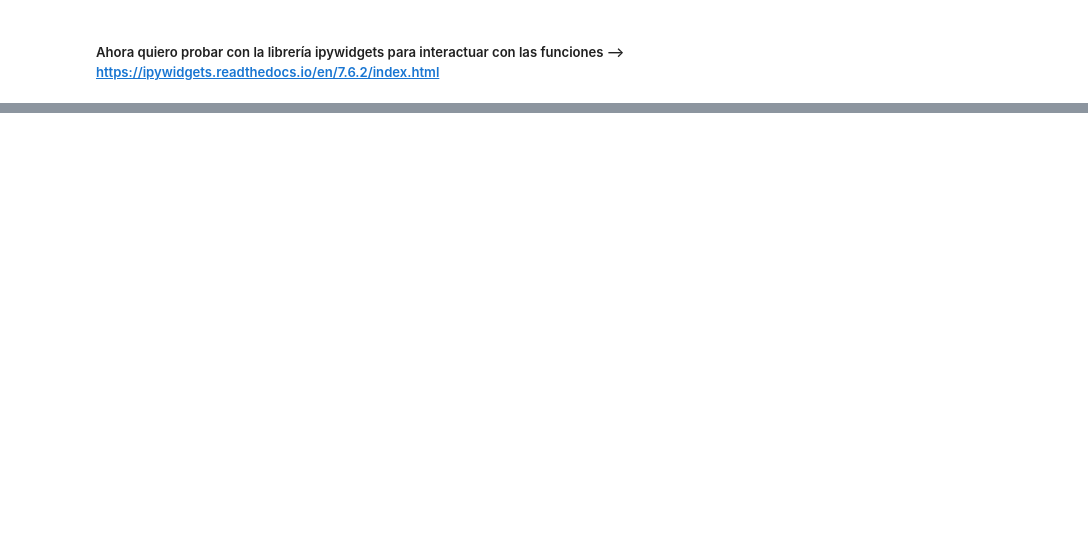
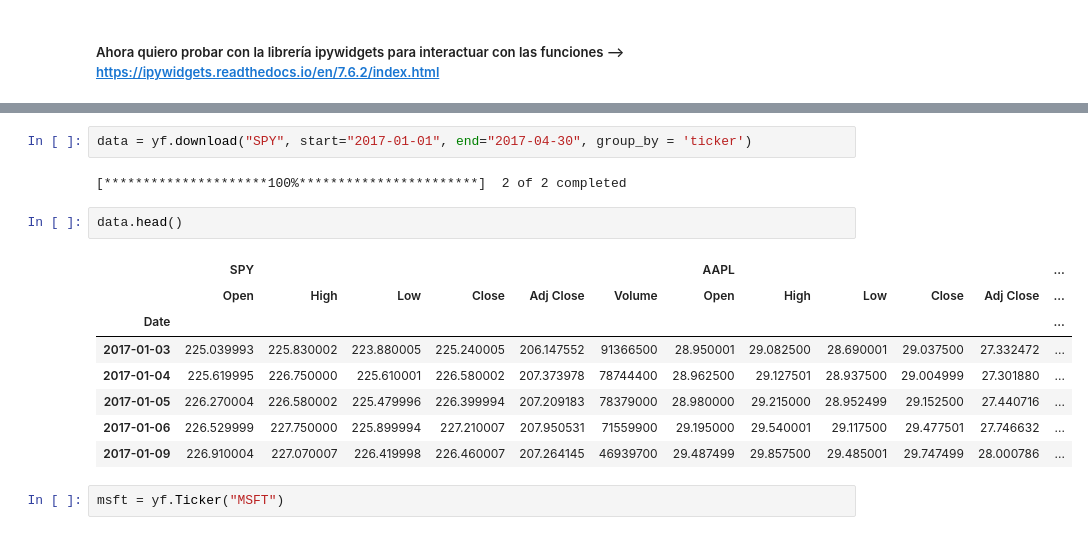
Before and after one commit to dcastf01/financial_app, a Jupyter notebook: notebooks/investing.ipynb, the cells around one changed output, grey strips where cells are left out. Saved outputs shown, nothing was run; the diff lists cells and outputs as text; blank space fills up the shorter version.

```diff
--- a/notebooks/investing.ipynb
+++ b/notebooks/investing.ipynb
@@ -183 +254,18 @@ interactive(children=(Button(description='Run Interact', style=ButtonStyle()), O
 <function __main__.historial(*args)>
+# %%
+data = yf.download("SPY", start="2017-01-01", end="2017-04-30", group_by = 'ticker')
+# %% [output]
+[*********************100%***********************]  2 of 2 completed
+# %%
+data.head()
+# %% [output]
+|  | SPY |  |  |  |  |  | AAPL |  |  |  |  | ... |
+|  | Open | High | Low | Close | Adj Close | Volume | Open | High | Low | Close | Adj Close | ... |
+| Date |  |  |  |  |  |  |  |  |  |  |  | ... |
+| 2017-01-03 | 225.039993 | 225.830002 | 223.880005 | 225.240005 | 206.147552 | 91366500 | 28.950001 | 29.082500 | 28.690001 | 29.037500 | 27.332472 | ... |
+| 2017-01-04 | 225.619995 | 226.750000 | 225.610001 | 226.580002 | 207.373978 | 78744400 | 28.962500 | 29.127501 | 28.937500 | 29.004999 | 27.301880 | ... |
+| 2017-01-05 | 226.270004 | 226.580002 | 225.479996 | 226.399994 | 207.209183 | 78379000 | 28.980000 | 29.215000 | 28.952499 | 29.152500 | 27.440716 | ... |
+| 2017-01-06 | 226.529999 | 227.750000 | 225.899994 | 227.210007 | 207.950531 | 71559900 | 29.195000 | 29.540001 | 29.117500 | 29.477501 | 27.746632 | ... |
+| 2017-01-09 | 226.910004 | 227.070007 | 226.419998 | 226.460007 | 207.264145 | 46939700 | 29.487499 | 29.857500 | 29.485001 | 29.747499 | 28.000786 | ... |
+# %%
+msft = yf.Ticker("MSFT")
```
Also changed, not shown: parts of 23 cells of this notebook.
